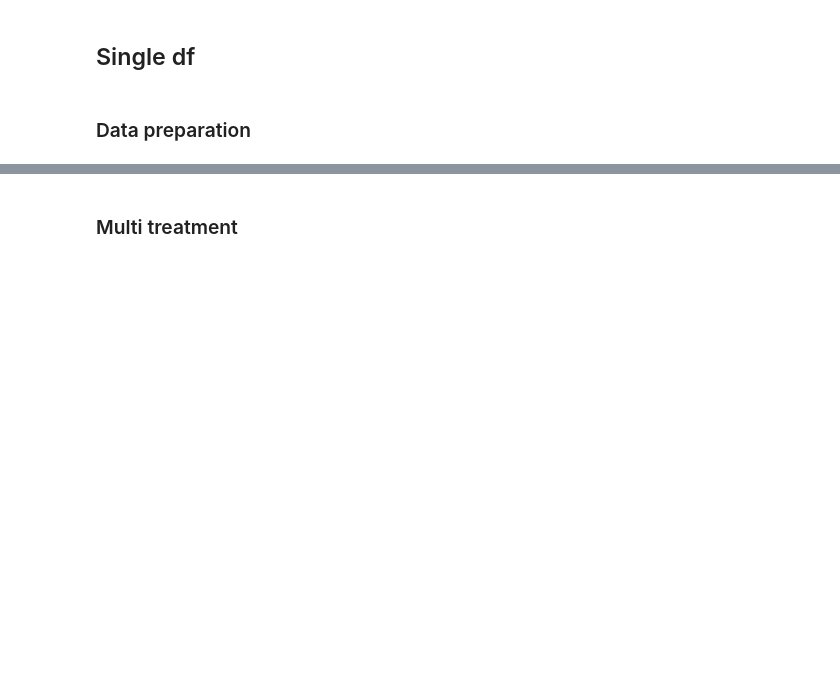
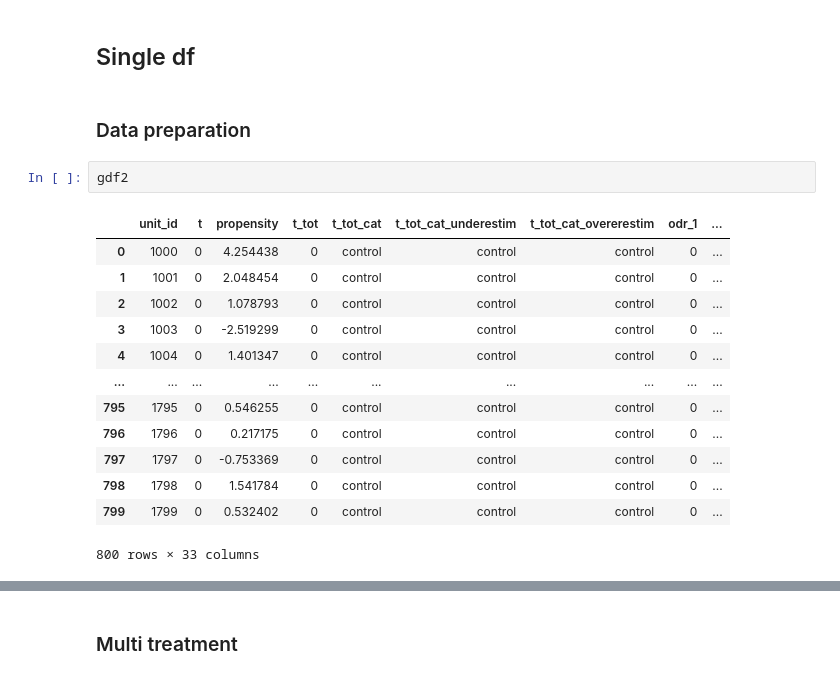
Before and after one commit to Andrew10MAIN/causal_ML_with_spilovers_of_treatment, a Jupyter notebook: 04_testing_models_on_simulated_data/testing_models_on_simulated_data.ipynb, the cells around one changed output, grey strips where cells are left out. Saved outputs shown, nothing was run; the diff lists cells and outputs as text; blank space fills up the shorter version.

```diff
--- a/04_testing_models_on_simulated_data/testing_models_on_simulated_data.ipynb
+++ b/04_testing_models_on_simulated_data/testing_models_on_simulated_data.ipynb
@@ -81,6 +81,22 @@ dict_keys(['gdf_rho_0_75', 'gdf_rho_0_7', 'gdf_rho_0_649', 'gdf_rho_0_599', 'gdf
 ## Single df
 # %% [markdown]
 ### Data preparation
+# %%
+gdf2
+# %% [output]
+|  | unit_id | t | propensity | t_tot | t_tot_cat | t_tot_cat_underestim | t_tot_cat_overerestim | odr_1 | ... |
+| 0 | 1000 | 0 | 4.254438 | 0 | control | control | control | 0 | ... |
+| 1 | 1001 | 0 | 2.048454 | 0 | control | control | control | 0 | ... |
+| 2 | 1002 | 0 | 1.078793 | 0 | control | control | control | 0 | ... |
+| 3 | 1003 | 0 | -2.519299 | 0 | control | control | control | 0 | ... |
+| 4 | 1004 | 0 | 1.401347 | 0 | control | control | control | 0 | ... |
+| ... | ... | ... | ... | ... | ... | ... | ... | ... | ... |
+| 795 | 1795 | 0 | 0.546255 | 0 | control | control | control | 0 | ... |
+| 796 | 1796 | 0 | 0.217175 | 0 | control | control | control | 0 | ... |
+| 797 | 1797 | 0 | -0.753369 | 0 | control | control | control | 0 | ... |
+| 798 | 1798 | 0 | 1.541784 | 0 | control | control | control | 0 | ... |
+| 799 | 1799 | 0 | 0.532402 | 0 | control | control | control | 0 | ... |
+800 rows × 33 columns
 # %%
 X_ns = gdf2[["c1","c2",
          ]].values
```
Also changed, not shown: parts of 21 cells of this notebook, 1 other file.
